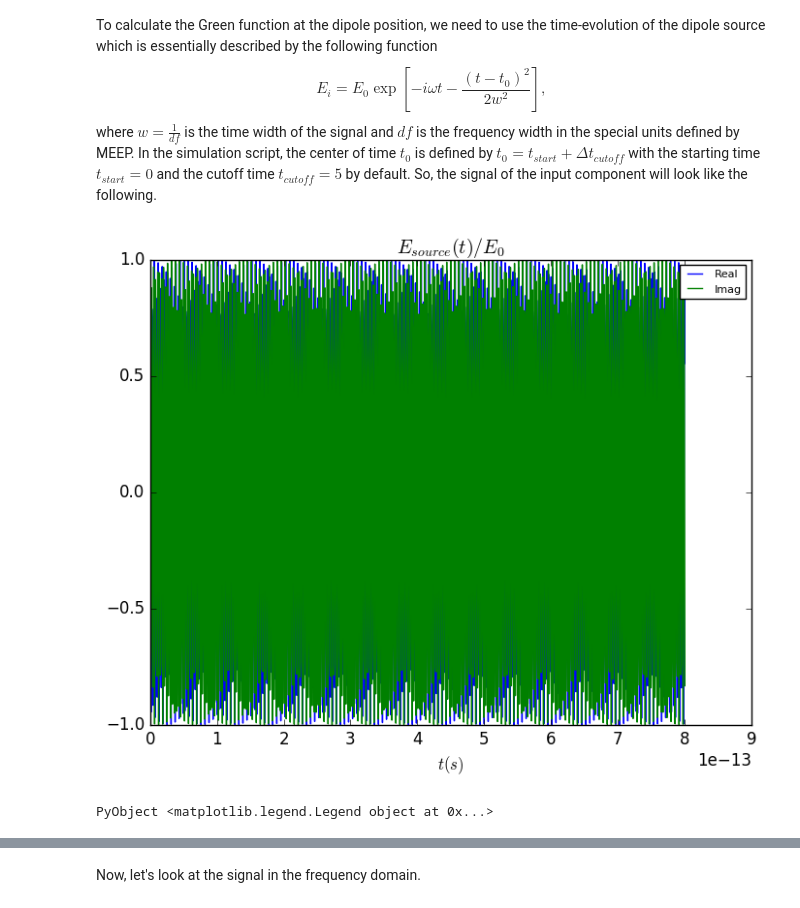
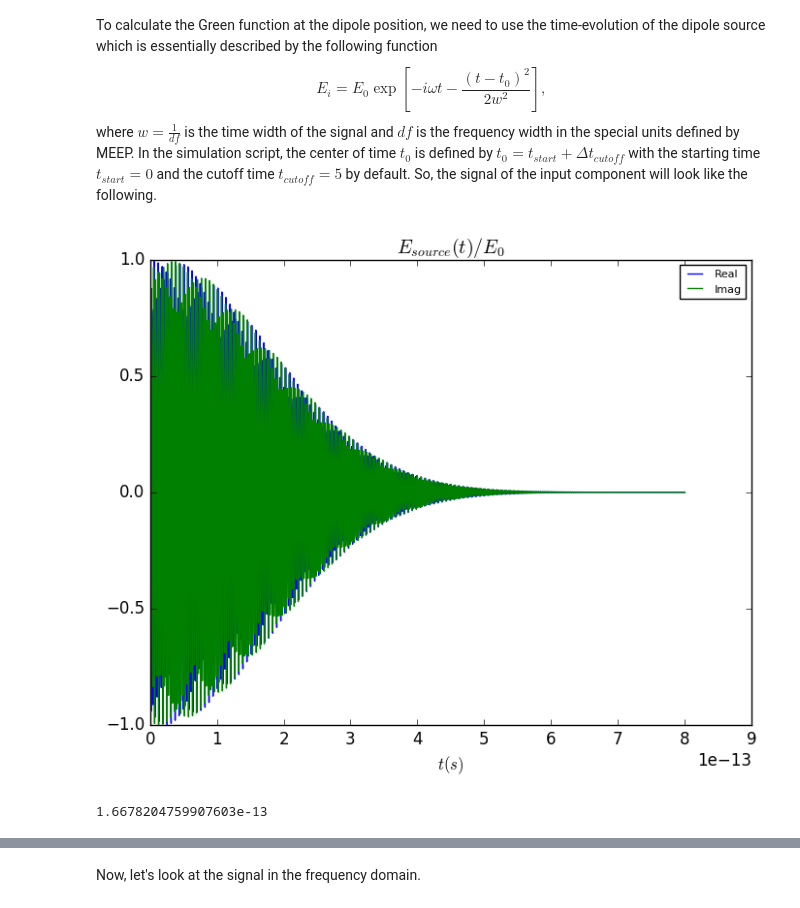
Before and after one commit to i2000s/simnanophotonics, a Jupyter notebook: Nanofiber.ipynb, the cells around one changed output, grey strips where cells are left out. Saved outputs shown, nothing was run; the diff lists cells and outputs as text; code cells hidden in the pictures.

```diff
--- a/Nanofiber.ipynb
+++ b/Nanofiber.ipynb
@@ -38,9 +20,9 @@ ez.r                     Dataset {1200/Inf}
 # %%
 using PyPlot
 using HDF5
-ex = h5read("nanofiber-Ert.h5", "ex.r") + im*h5read("nanofiber-Ert.h5", "ex.i")
-ey = h5read("nanofiber-Ert.h5", "ey.r") + im*h5read("nanofiber-Ert.h5", "ey.i")
-ez = h5read("nanofiber-Ert.h5", "ez.r") + im*h5read("nanofiber-Ert.h5", "ez.i")
+ex = h5read("data/nanofiber-Ert-ex.h5", "ex.r") + im*h5read("data/nanofiber-Ert-ex.h5", "ex.i")
+ey = h5read("data/nanofiber-Ert-ex.h5", "ey.r") + im*h5read("data/nanofiber-Ert-ex.h5", "ey.i")
+ez = h5read("data/nanofiber-Ert-ex.h5", "ez.r") + im*h5read("data/nanofiber-Ert-ex.h5", "ez.i")
 println(ndims(ex)) # Print out the dimension of the variables to check if it's a vector (output 1). Otherwise, use permutedims to flip the data dimension.
 ex = ex[end:-1:1]; ey = ey[end:-1:1]; ez = ez[end:-1:1];
 println(size(ex))
@@ -123,19 +105,21 @@ $$E_i = E_0 \exp{\left[-i\omega t-\frac{(t-t_0)^2}{2w^2}\right]},$$
 where $w=\frac{1}{df}$ is the time width of the signal and $df$ is the frequency width in the special units defined by MEEP. In the simulation script, the center of time $t_0$ is defined by
 $t_0=t_{start}+\Delta t_{cutoff}$ with the starting time $t_{start}=0$ and the cutoff time $t_{cutoff}=5$ by default. So, the signal of the input component will look like the following.
 # %%
-df=deltaT; w=1/df;
+df=deltaT;
+w=1/0.02*t_unit;
 lambda0=0.895e-6;
 ω=2.*pi*c/lambda0
 t_cutoff=5*t_unit; t_0=t_cutoff;
 t=t*t_unit;
-E_source=exp(-im*ω*t-(t-t_0).^2/2./w^2)
+E_source=exp(-im*ω*t-(t-t_0).^2/2/w^2)
 figure;
 plot(t,real(E_source))
 plot(t,imag(E_source))
 title("\$E_{source}(t)/E_0\$")
 xlabel(L"t(s)")
 #ylabel(L"$E_y$ (arbitrary units)")
 legend(["Real", "Imag"],fontsize=8)
+w
 # %% [output]
-[figure, old version]
+[figure, new version]
-PyObject <matplotlib.legend.Legend object at 0x...>
+1.6678204759907603e-13
```
Also changed, not shown: parts of 11 cells of this notebook, 37 other files.
